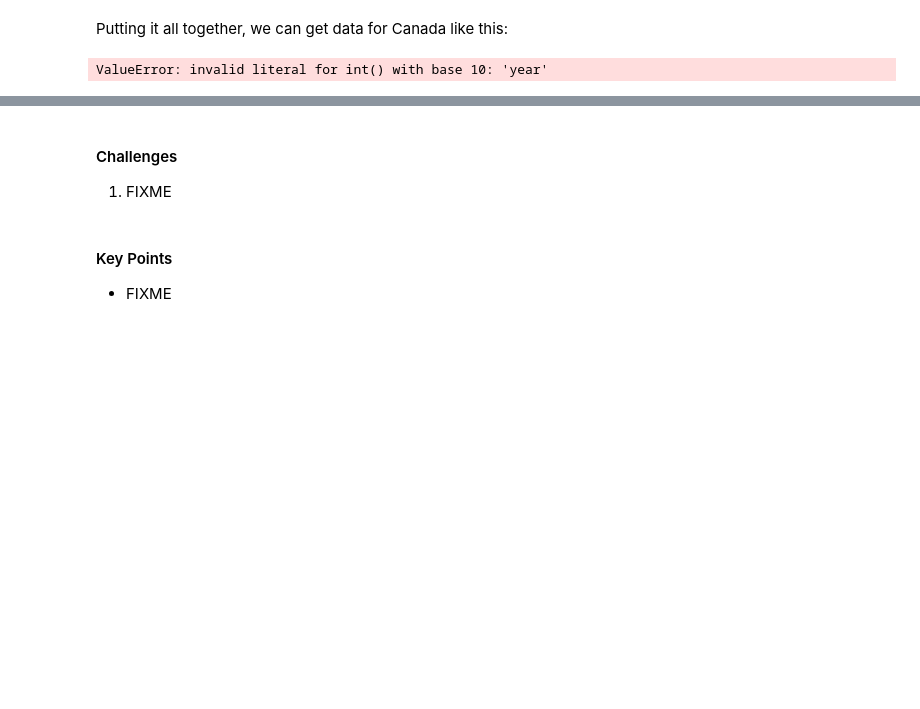
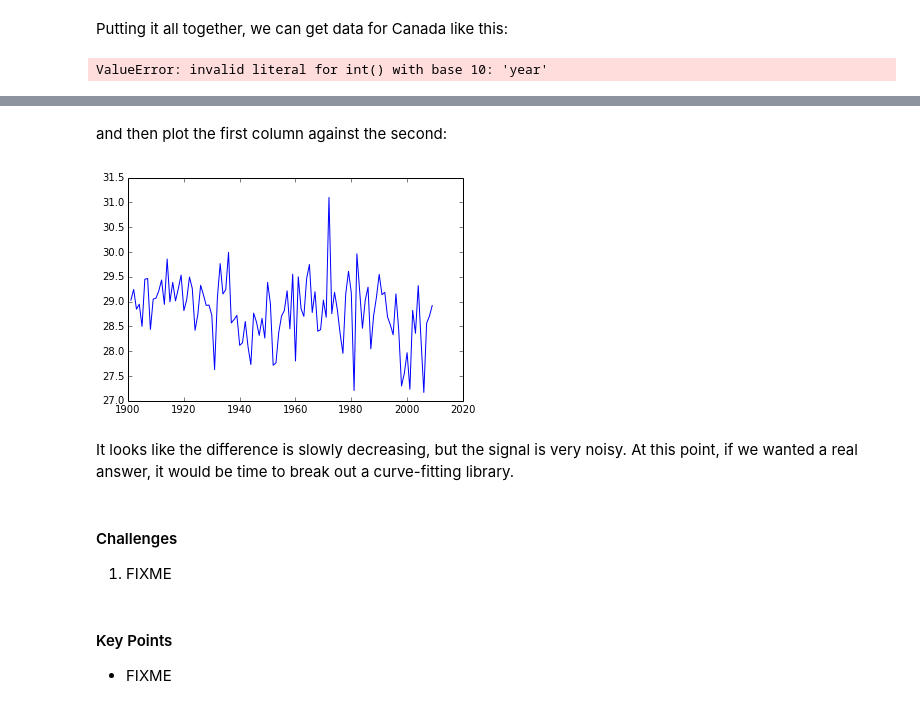
Before and after one commit to swcarpentry/python-novice-inflammation, a Jupyter notebook: pages/07-climate.ipynb, the cells around one changed output, grey strips where cells are left out. Cells and saved outputs as stored; diff of their text form; code cells hidden in the pictures; blank space fills up the shorter version.

```diff
--- a/pages/07-climate.ipynb
+++ b/pages/07-climate.ipynb
@@ -348,3 +623,19 @@ else:
+# %%
+import numpy as np
+d = np.array(diff)
+# %% [markdown]
+and then plot the first column against the second:
+# %%
+plt.plot(d[:, 0], d[:, 1])
+plt.show()
+# %% [output]
+[figure, added]
+# %% [markdown]
+It looks like the difference is slowly decreasing,
+but the signal is very noisy.
+At this point,
+if we wanted a real answer,
+it would be time to break out a curve-fitting library.
 # %% [markdown]
 #### Challenges
 
```
Also changed, not shown: parts of 35 cells of this notebook, 1 other file.
